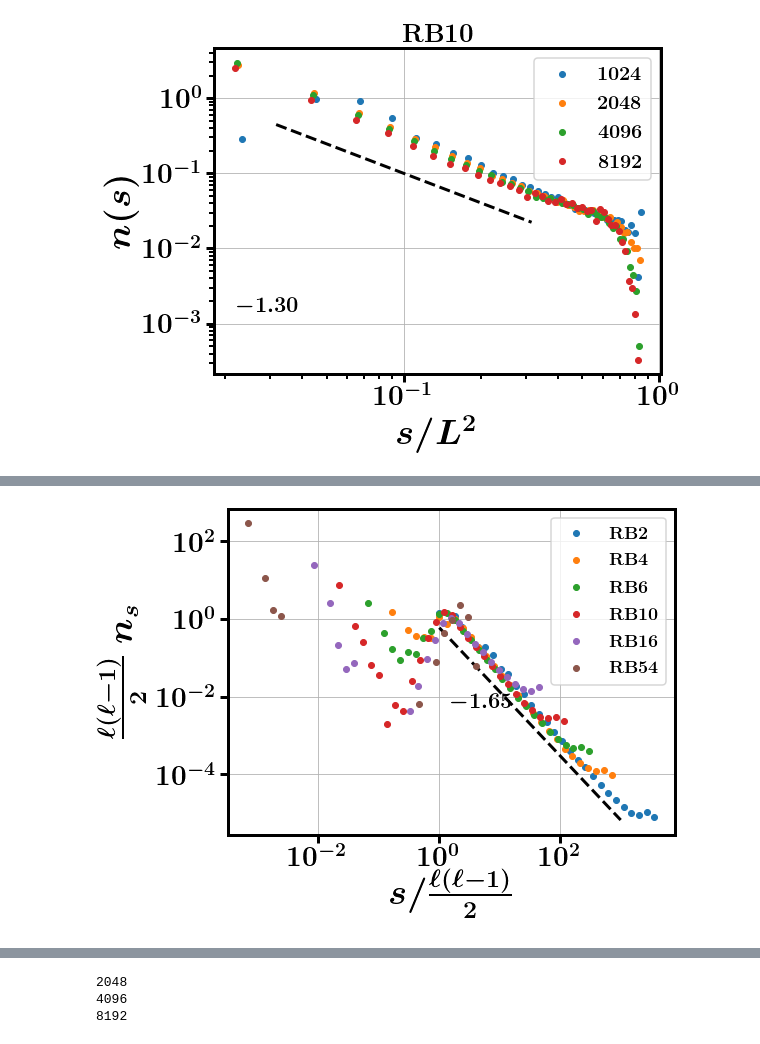
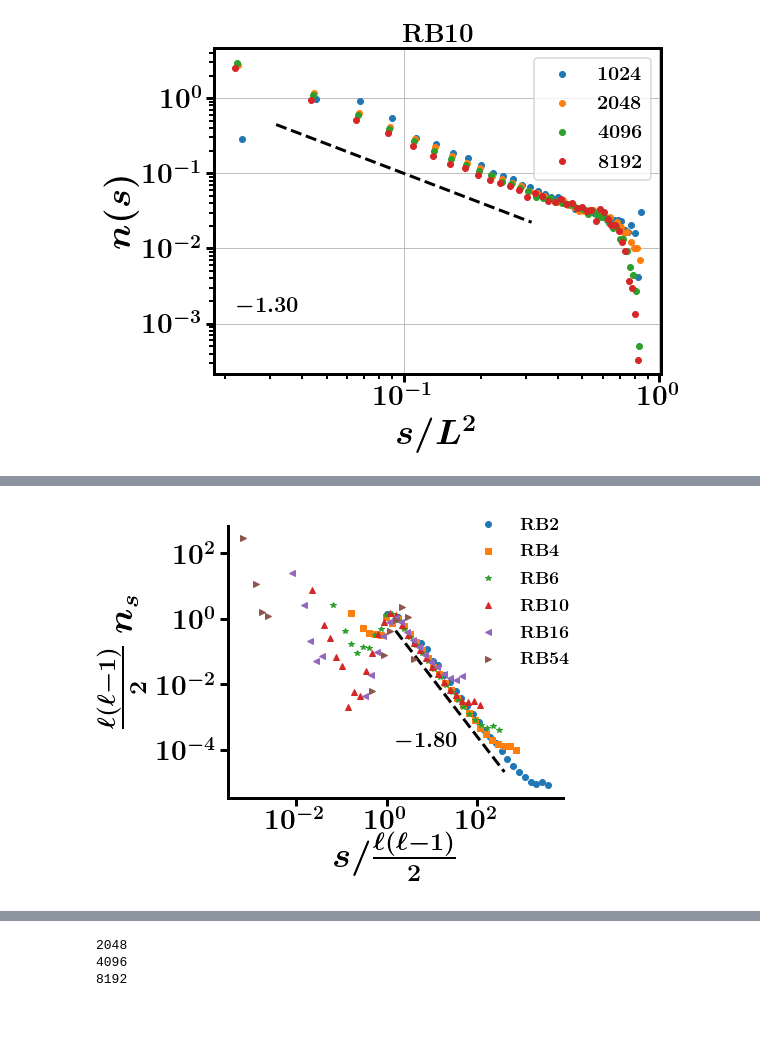
Before and after one commit to nahuelalmeira/dismantlingScaling, a Jupyter notebook: python/DT_ns.ipynb, the cells around one changed output, grey strips where cells are left out. Saved outputs shown, nothing was run; the diff lists cells and outputs as text; code cells hidden in the pictures; blank space fills up the shorter version.

```diff
--- a/python/DT_ns.ipynb
+++ b/python/DT_ns.ipynb
@@ -520,8 +514,14 @@ plt.savefig(fig_name + '.pdf')
 
 plt.show()
 # %%
-fig, ax = plt.subplots(figsize=(8, 6))
+_N_values = [1024, 4096, 16384]
 
+colormap = sns.cubehelix_palette(
+    len(f_values), start=2, rot=0.3, light=0.6, dark=0.1
+)
+
+fig, ax = plt.subplots(figsize=(8, 5))
+sns.despine()
 #ax.set_xscale('log')
 #ax.set_yscale('log')
 
@@ -529,8 +529,8 @@ ax.tick_params(which='minor', length=5)
 ax.tick_params(which='major', length=8)
 ax.set_xlabel(r'$s/L^2$', fontsize=36)
 ax.set_ylabel(r'$n_s$', fontsize=36)
-ax.set_title(attack_dict[attack], fontsize=26)
-ax.grid(True)
+#ax.set_title(attack_dict[attack], fontsize=26)
+ax.text(0.45, 0.85, letters[2], transform=ax.transAxes, fontsize=30)
 
 l_cutoff = {
     1024: 25,
@@ -539,7 +539,7 @@ l_cutoff = {
     8192: 54
 }
 
-_N_values = [1024, 4096, 16384]
+
 for i, N in enumerate(_N_values):
 
     nseeds = nseeds_values[N]
@@ -564,12 +564,13 @@ for i, N in enumerate(_N_values):
     dX = X[1] - X[0]
     print(Y.sum()*nbins)
 
-    ax.plot(X, Y, marker='o', linestyle='', label=r'${{{}}}$'.format(N), color=f'C{i}')
+    ax.plot(X, Y, marker='o', linestyle='', label=r'${{{}}}$'.format(int(np.sqrt(N))), color=colormap[i])
     #ax.axvline(l_cutoff[N], color=f'C{i}')
 
-ax.legend(loc='upper left', fontsize=20)
+legend = ax.legend(loc='upper left', fontsize=22, frameon=False)
+legend.set_title(r'$L$', prop={'size':22})
 
-fig_name = os.path.join(fig_dir, 'comp_sizes_RB_{}_2'.format(net_type))
+fig_name = os.path.join(fig_dir, 'PRL_comp_sizes_RB_{}'.format(net_type))
 plt.savefig(fig_name + '.png')
 plt.savefig(fig_name + '.pdf')
 
@@ -714,7 +715,7 @@ nseeds_values = {}
 gcc = True
 
 N_values = [8192]
-attacks = [f'BtwU_cutoff{l}' for l in [2, 4, 6, 10, 16, 54]]
+attacks = [f'BtwU_cutoff{l}' for l in [2, 4, 10, 16, 54]]
 for attack in attacks:
 
     for N in N_values:
@@ -794,47 +797,50 @@ plt.show()
 # %%
-fig, ax = plt.subplots(figsize=(8, 6))
+fig, ax = plt.subplots(figsize=(6,5))
 
+sns.despine()
 ax.set_xscale('log')
 ax.set_yscale('log')
+
+ax.set_xticks([0.01, 1, 100])
+ax.set_yticks([1e-4, 1e-2, 1, 1e2])
 
 ax.tick_params(which='minor', length=5)
 ax.tick_params(which='major', length=8)
 #ax.set_xlabel(r'$s/\ell^2$', fontsize=36)
 #ax.set_ylabel(r'$\ell^2\;n_s$', fontsize=36)
 
 ax.set_xlabel(r'$s/\frac{\ell(\ell-1)}{2}$', fontsize=36)
 ax.set_ylabel(r'$\frac{\ell(\ell-1)}{2}\;n_s$', fontsize=36)
 
-ax.grid(True)
-
-X = np.logspace(0., 3.)
-a = -1.65
-c = 0.6
+X = np.logspace(0.2, 2.6)
+a = -1.8
+c = 1
 Y = powerlaw(X, a, c)
 ax.plot(X, Y, '--', color='k')#, label=r'${{{:.2f}}}$'.format(a))
-ax.text(0.5, 0.4, r'${{{:.2f}}}$'.format(a), transform=ax.transAxes, fontsize=22)
+ax.text(0.5, 0.2, r'${{{:.2f}}}$'.format(a), transform=ax.transAxes, fontsize=22)
 
 N = 8192
 l_values = [2, 4, 6, 10, 16, 54]
 
+markers = ['o', 's', '*', '^', '<', '>']
 for i, attack in enumerate(attacks):
     comp_sizes = all_comp_sizes[attack][N]
     X, Y = get_histo(comp_sizes, nbins=30)
 
     #X = X / l_values[i]**2
     #Y = Y * l_values[i]**2
 
     X = 2*X / (l_values[i]*(l_values[i]-1))
     Y = 2*Y * (l_values[i]*(l_values[i]-1))
 
-    ax.plot(X, Y, marker='o', linestyle='', label=attack_dict[attack])
+    ax.plot(X, Y, marker=markers[i], linestyle='', label=attack_dict[attack])
 
-ax.legend(loc='upper right', fontsize=18)
+ax.legend(loc=(0.7, 0.45), fontsize=18, frameon=False)
 #ax.axvline(0.5)
 fig_name = os.path.join(fig_dir, 'collapse1'.format(net_type))
 plt.savefig(fig_name + '.png')
 plt.savefig(fig_name + '.pdf')
 
 plt.show()
 # %% [output]
-[figure, old version]
+[figure, new version]
```
Also changed, not shown: parts of 8 cells of this notebook, 1 other file.
